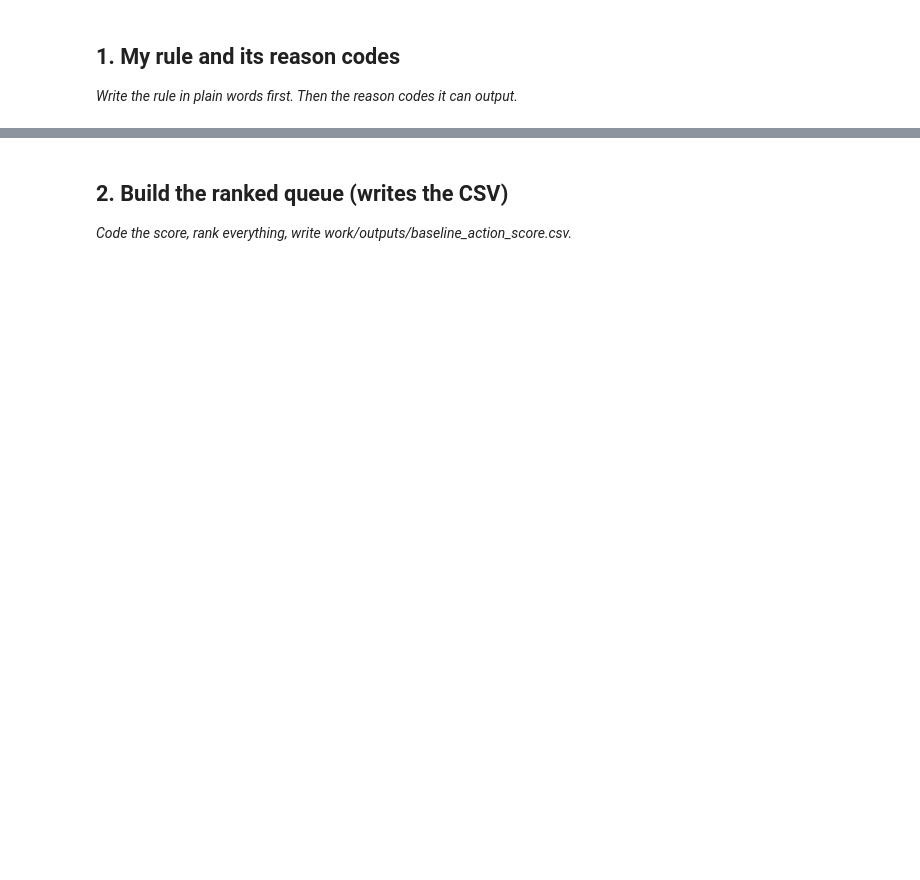
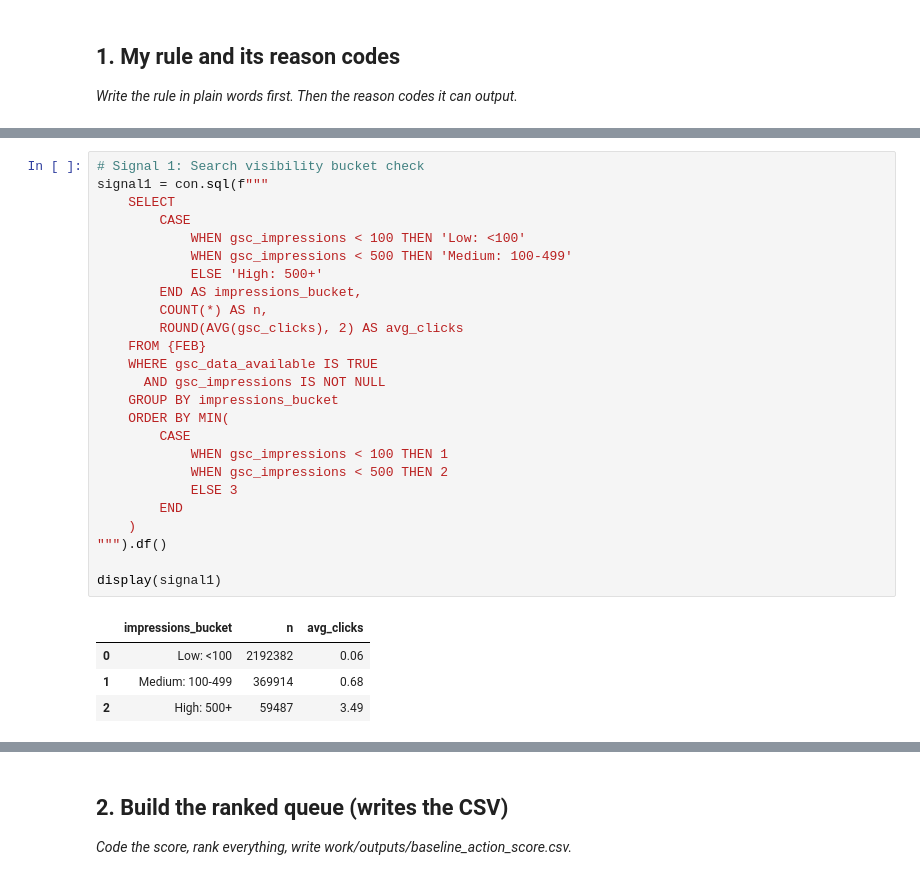
Before and after one commit to TEJAS7356/flyrank-ml-internship, a Jupyter notebook: work/notebooks/w04_baseline_score.ipynb, the cells around one changed output, grey strips where cells are left out. Saved outputs shown, nothing was run; the diff lists cells and outputs as text; blank space fills up the shorter version.

```diff
--- a/work/notebooks/w04_baseline_score.ipynb
+++ b/work/notebooks/w04_baseline_score.ipynb
@@ -15,0 +53,30 @@ This skeleton is yours to fill. Work the sections **in order** — each one has
+# %%
+# Signal 1: Search visibility bucket check
+signal1 = con.sql(f"""
+    SELECT
+        CASE
+            WHEN gsc_impressions < 100 THEN 'Low: <100'
+            WHEN gsc_impressions < 500 THEN 'Medium: 100-499'
+            ELSE 'High: 500+'
+        END AS impressions_bucket,
+        COUNT(*) AS n,
+        ROUND(AVG(gsc_clicks), 2) AS avg_clicks
+    FROM {FEB}
+    WHERE gsc_data_available IS TRUE
+      AND gsc_impressions IS NOT NULL
+    GROUP BY impressions_bucket
+    ORDER BY MIN(
+        CASE
+            WHEN gsc_impressions < 100 THEN 1
+            WHEN gsc_impressions < 500 THEN 2
+            ELSE 3
+        END
+    )
+""").df()
+
+display(signal1)
+# %% [output]
+|  | impressions_bucket | n | avg_clicks |
+| 0 | Low: <100 | 2192382 | 0.06 |
+| 1 | Medium: 100-499 | 369914 | 0.68 |
+| 2 | High: 500+ | 59487 | 3.49 |
```
Also changed, not shown: parts of 10 cells of this notebook.
